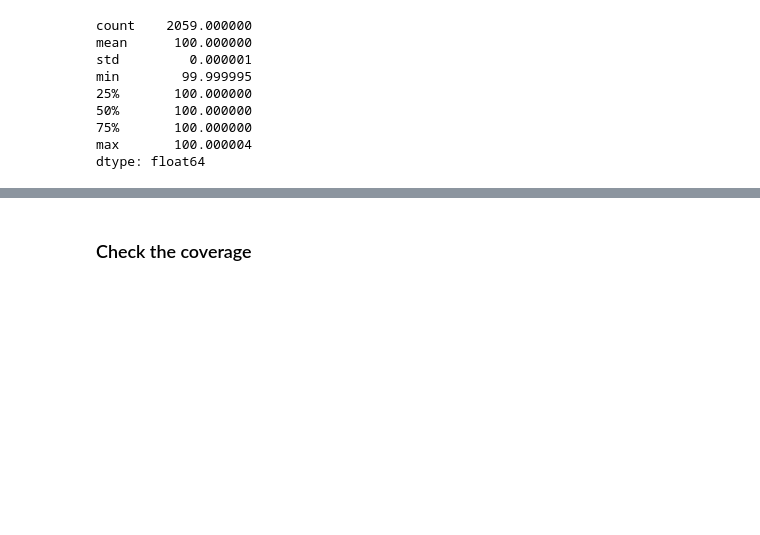
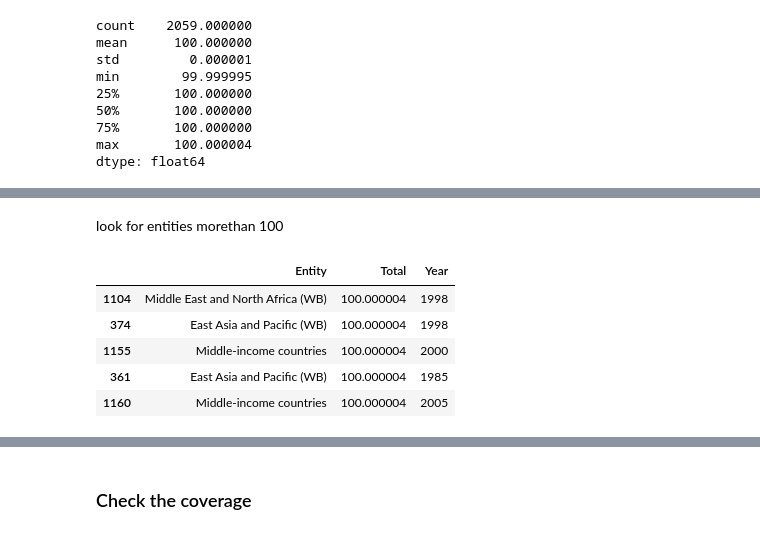
Before and after one commit to Rendell032/literacy-and-poverty-analysis, a Jupyter notebook: literate-and-illiterate-world-population/literate-and-illiterate-EDA.ipynb, the cells around one changed output, grey strips where cells are left out. Cells and saved outputs as stored; diff of their text form; code cells hidden in the pictures; blank space fills up the shorter version.

```diff
--- a/literate-and-illiterate-world-population/literate-and-illiterate-EDA.ipynb
+++ b/literate-and-illiterate-world-population/literate-and-illiterate-EDA.ipynb
@@ -278,0 +303,12 @@ dtype: float64
+# %% [markdown]
+look for entities morethan 100
+# %%
+not_100[not_100['Total'] > 100].sort_values('Total',ascending=False).head()
+# sort values more than 100 in desc order so that the largest 1st
+# %% [output]
+|  | Entity | Total | Year |
+| 1104 | Middle East and North Africa (WB) | 100.000004 | 1998 |
+| 374 | East Asia and Pacific (WB) | 100.000004 | 1998 |
+| 1155 | Middle-income countries | 100.000004 | 2000 |
+| 361 | East Asia and Pacific (WB) | 100.000004 | 1985 |
+| 1160 | Middle-income countries | 100.000004 | 2005 |
```
Also changed, not shown: parts of 13 cells of this notebook.
